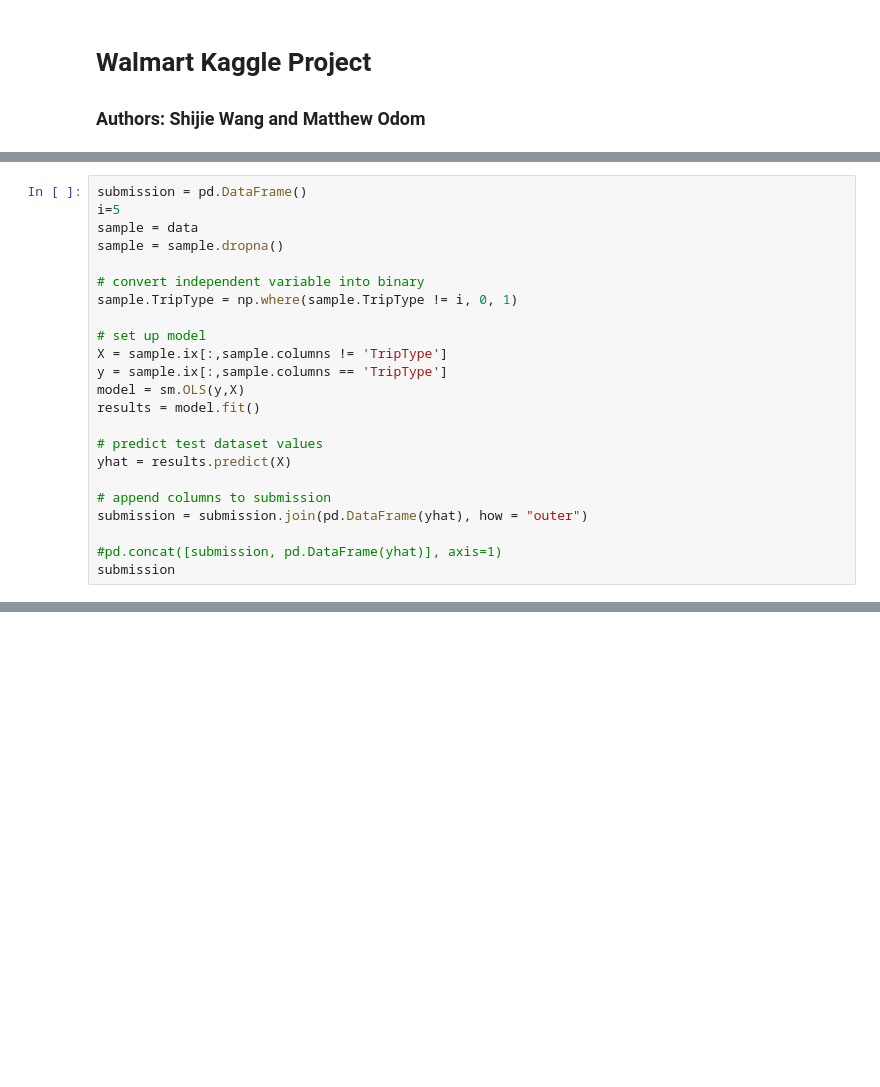
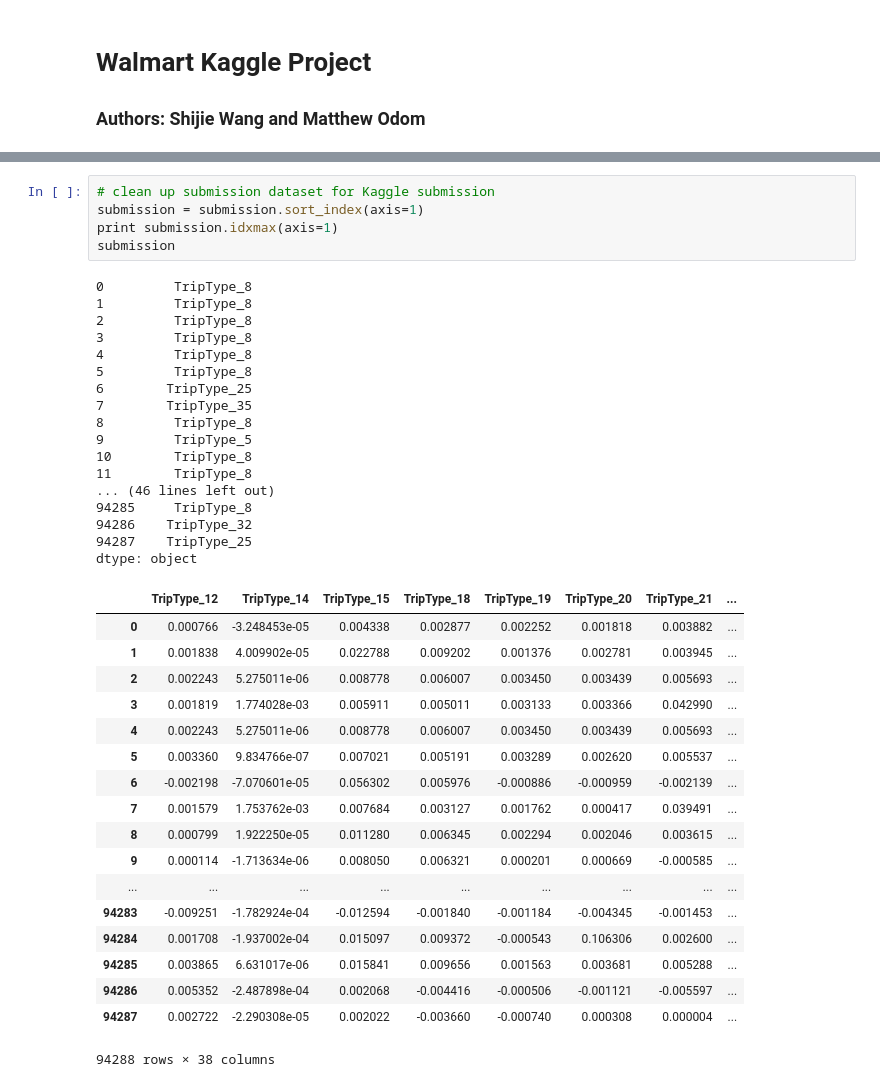
Before and after one commit to swang34/Walmart_Kaggle_Project, a Jupyter notebook: Walmart_Script.ipynb, the cells around one changed output, grey strips where cells are left out. Drawn from its saved outputs; the diff is of its cells as text; blank space fills up the shorter version.

```diff
--- a/Walmart_Script.ipynb
+++ b/Walmart_Script.ipynb
@@ -86,23 +125,0 @@ Working on TripType 4
-# %%
-submission = pd.DataFrame()
-i=5
-sample = data
-sample = sample.dropna()
-
-# convert independent variable into binary
-sample.TripType = np.where(sample.TripType != i, 0, 1)
-
-# set up model
-X = sample.ix[:,sample.columns != 'TripType']
-y = sample.ix[:,sample.columns == 'TripType']
-model = sm.OLS(y,X)
-results = model.fit()
-
-# predict test dataset values
-yhat = results.predict(X)
-
-# append columns to submission
-submission = submission.join(pd.DataFrame(yhat), how = "outer")
-
-#pd.concat([submission, pd.DataFrame(yhat)], axis=1)
-submission
@@ -147,0 +126,41 @@ strong multicollinearity or other numerical problems.
+# %%
+# clean up submission dataset for Kaggle submission
+submission = submission.sort_index(axis=1)
+print submission.idxmax(axis=1)
+submission
+# %% [output]
+0         TripType_8
+1         TripType_8
+2         TripType_8
+3         TripType_8
+4         TripType_8
+5         TripType_8
+6        TripType_25
+7        TripType_35
+8         TripType_8
+9         TripType_5
+10        TripType_8
+11        TripType_8
+... (46 lines left out)
+94285     TripType_8
+94286    TripType_32
+94287    TripType_25
+dtype: object
+|  | TripType_12 | TripType_14 | TripType_15 | TripType_18 | TripType_19 | TripType_20 | TripType_21 | ... |
+| 0 | 0.000766 | -3.248453e-05 | 0.004338 | 0.002877 | 0.002252 | 0.001818 | 0.003882 | ... |
+| 1 | 0.001838 | 4.009902e-05 | 0.022788 | 0.009202 | 0.001376 | 0.002781 | 0.003945 | ... |
+| 2 | 0.002243 | 5.275011e-06 | 0.008778 | 0.006007 | 0.003450 | 0.003439 | 0.005693 | ... |
+| 3 | 0.001819 | 1.774028e-03 | 0.005911 | 0.005011 | 0.003133 | 0.003366 | 0.042990 | ... |
+| 4 | 0.002243 | 5.275011e-06 | 0.008778 | 0.006007 | 0.003450 | 0.003439 | 0.005693 | ... |
+| 5 | 0.003360 | 9.834766e-07 | 0.007021 | 0.005191 | 0.003289 | 0.002620 | 0.005537 | ... |
+| 6 | -0.002198 | -7.070601e-05 | 0.056302 | 0.005976 | -0.000886 | -0.000959 | -0.002139 | ... |
+| 7 | 0.001579 | 1.753762e-03 | 0.007684 | 0.003127 | 0.001762 | 0.000417 | 0.039491 | ... |
+| 8 | 0.000799 | 1.922250e-05 | 0.011280 | 0.006345 | 0.002294 | 0.002046 | 0.003615 | ... |
+| 9 | 0.000114 | -1.713634e-06 | 0.008050 | 0.006321 | 0.000201 | 0.000669 | -0.000585 | ... |
+| ... | ... | ... | ... | ... | ... | ... | ... | ... |
+| 94283 | -0.009251 | -1.782924e-04 | -0.012594 | -0.001840 | -0.001184 | -0.004345 | -0.001453 | ... |
+| 94284 | 0.001708 | -1.937002e-04 | 0.015097 | 0.009372 | -0.000543 | 0.106306 | 0.002600 | ... |
+| 94285 | 0.003865 | 6.631017e-06 | 0.015841 | 0.009656 | 0.001563 | 0.003681 | 0.005288 | ... |
+| 94286 | 0.005352 | -2.487898e-04 | 0.002068 | -0.004416 | -0.000506 | -0.001121 | -0.005597 | ... |
+| 94287 | 0.002722 | -2.290308e-05 | 0.002022 | -0.003660 | -0.000740 | 0.000308 | 0.000004 | ... |
+94288 rows × 38 columns
```
Also changed, not shown: parts of 5 cells of this notebook.
